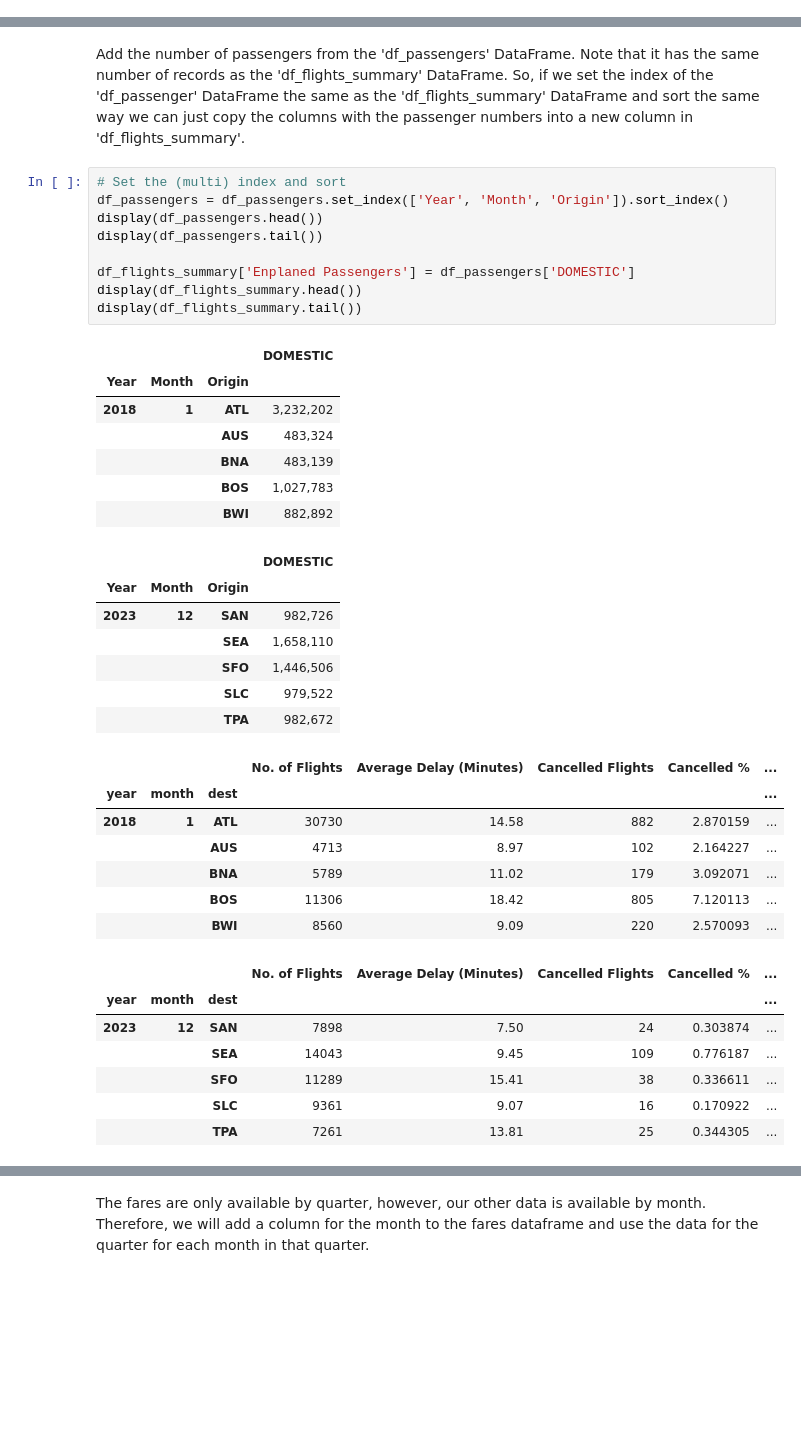
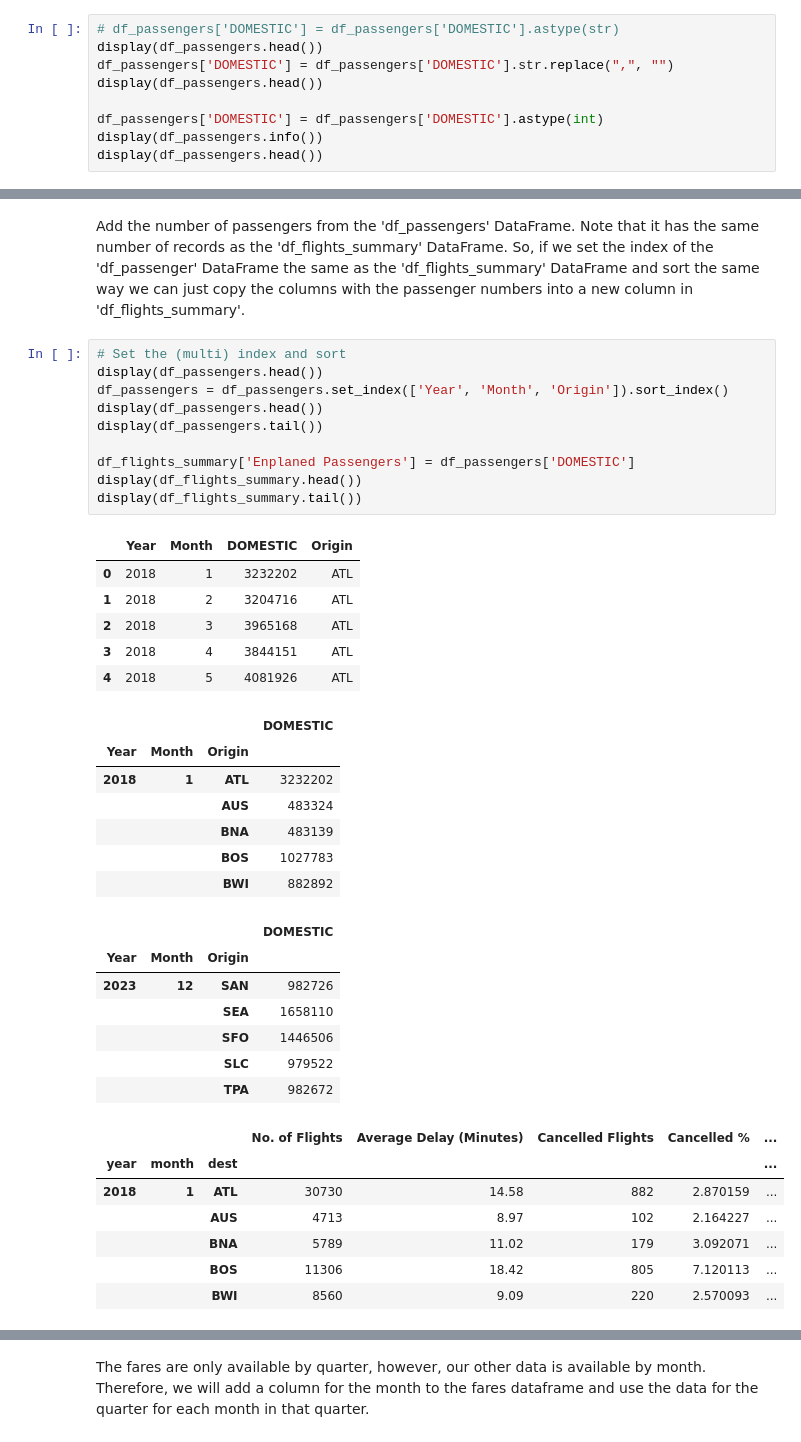
Before and after one commit to silas-ph/Group_6_EDA, a Jupyter notebook: p1_flight_data_analysis.ipynb, the cells around one changed output, grey strips where cells are left out. Saved outputs shown, nothing was run; the diff lists cells and outputs as text; blank space fills up the shorter version.

```diff
--- a/p1_flight_data_analysis.ipynb
+++ b/p1_flight_data_analysis.ipynb
@@ -335,3 +334,12 @@ Data columns (total 4 columns):
 dtypes: int32(2), object(2)
 memory usage: 50.8+ KB
 None
+# %%
+# df_passengers['DOMESTIC'] = df_passengers['DOMESTIC'].astype(str)
+display(df_passengers.head())
+df_passengers['DOMESTIC'] = df_passengers['DOMESTIC'].str.replace(",", "")
+display(df_passengers.head())
+
+df_passengers['DOMESTIC'] = df_passengers['DOMESTIC'].astype(int)
+display(df_passengers.info())
+display(df_passengers.head())
@@ -687,39 +724,39 @@ DataFrame and sort the same way we can just copy the columns with the passenger
 into a new column in 'df_flights_summary'.
 # %%
 # Set the (multi) index and sort
+display(df_passengers.head())
 df_passengers = df_passengers.set_index(['Year', 'Month', 'Origin']).sort_index()
 display(df_passengers.head())
 display(df_passengers.tail())
 
 df_flights_summary['Enplaned Passengers'] = df_passengers['DOMESTIC']
 display(df_flights_summary.head())
 display(df_flights_summary.tail())
 # %% [output]
-|  |  |  | DOMESTIC |
-| Year | Month | Origin |  |
-| 2018 | 1 | ATL | 3,232,202 |
-|  |  | AUS | 483,324 |
-|  |  | BNA | 483,139 |
-|  |  | BOS | 1,027,783 |
-|  |  | BWI | 882,892 |
+|  | Year | Month | DOMESTIC | Origin |
+| 0 | 2018 | 1 | 3232202 | ATL |
+| 1 | 2018 | 2 | 3204716 | ATL |
+| 2 | 2018 | 3 | 3965168 | ATL |
+| 3 | 2018 | 4 | 3844151 | ATL |
+| 4 | 2018 | 5 | 4081926 | ATL |
 |  |  |  | DOMESTIC |
 | Year | Month | Origin |  |
-| 2023 | 12 | SAN | 982,726 |
-|  |  | SEA | 1,658,110 |
-|  |  | SFO | 1,446,506 |
-|  |  | SLC | 979,522 |
-|  |  | TPA | 982,672 |
+| 2018 | 1 | ATL | 3232202 |
+|  |  | AUS | 483324 |
+|  |  | BNA | 483139 |
+|  |  | BOS | 1027783 |
+|  |  | BWI | 882892 |
-|  |  |  | No. of Flights | Average Delay (Minutes) | Cancelled Flights | Cancelled % | ... |
-| year | month | dest |  |  |  |  | ... |
-| 2018 | 1 | ATL | 30730 | 14.58 | 882 | 2.870159 | ... |
-|  |  | AUS | 4713 | 8.97 | 102 | 2.164227 | ... |
-|  |  | BNA | 5789 | 11.02 | 179 | 3.092071 | ... |
-|  |  | BOS | 11306 | 18.42 | 805 | 7.120113 | ... |
-|  |  | BWI | 8560 | 9.09 | 220 | 2.570093 | ... |
+|  |  |  | DOMESTIC |
+| Year | Month | Origin |  |
+| 2023 | 12 | SAN | 982726 |
+|  |  | SEA | 1658110 |
+|  |  | SFO | 1446506 |
+|  |  | SLC | 979522 |
+|  |  | TPA | 982672 |
 |  |  |  | No. of Flights | Average Delay (Minutes) | Cancelled Flights | Cancelled % | ... |
 | year | month | dest |  |  |  |  | ... |
-| 2023 | 12 | SAN | 7898 | 7.50 | 24 | 0.303874 | ... |
-|  |  | SEA | 14043 | 9.45 | 109 | 0.776187 | ... |
-|  |  | SFO | 11289 | 15.41 | 38 | 0.336611 | ... |
-|  |  | SLC | 9361 | 9.07 | 16 | 0.170922 | ... |
-|  |  | TPA | 7261 | 13.81 | 25 | 0.344305 | ... |
+| 2018 | 1 | ATL | 30730 | 14.58 | 882 | 2.870159 | ... |
+|  |  | AUS | 4713 | 8.97 | 102 | 2.164227 | ... |
+|  |  | BNA | 5789 | 11.02 | 179 | 3.092071 | ... |
+|  |  | BOS | 11306 | 18.42 | 805 | 7.120113 | ... |
+|  |  | BWI | 8560 | 9.09 | 220 | 2.570093 | ... |
```
Also changed, not shown: parts of 11 cells of this notebook.
